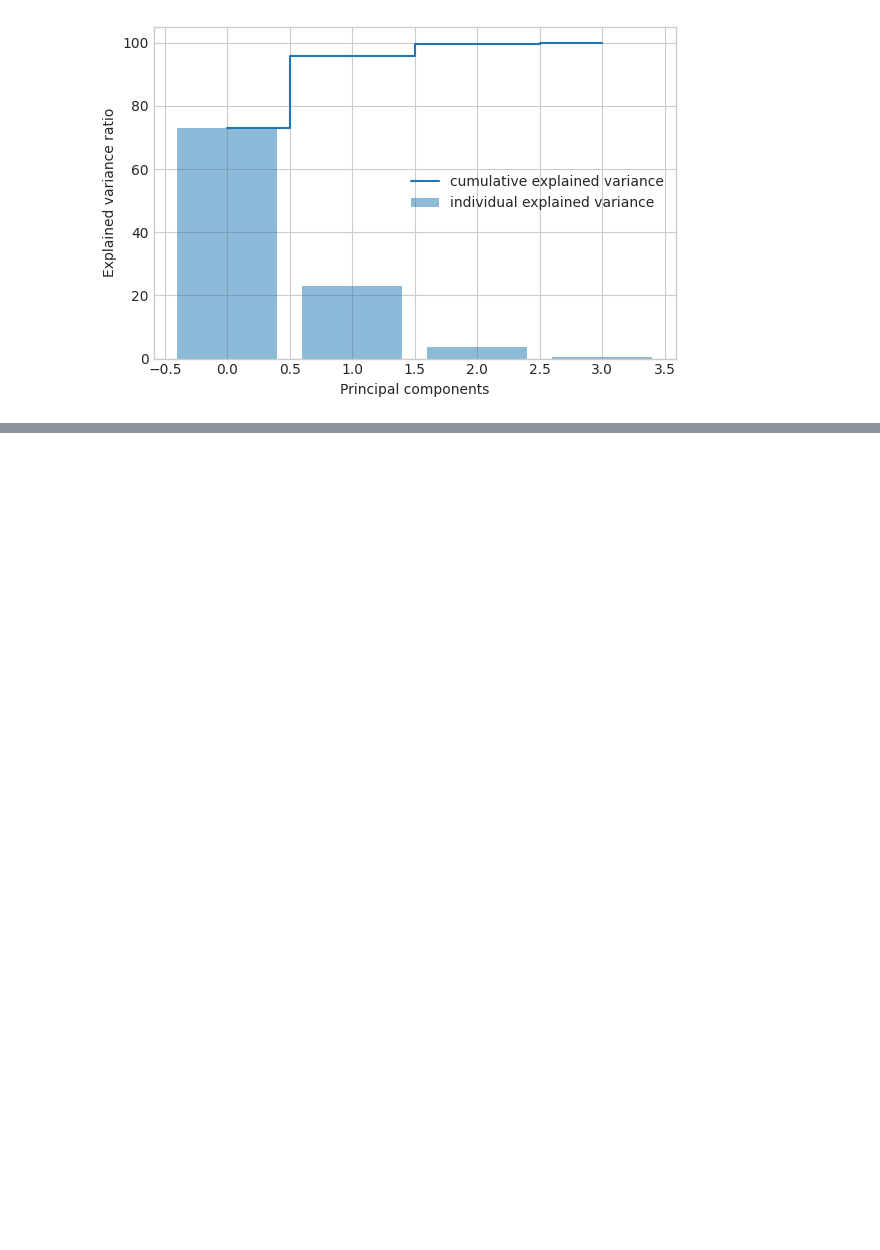
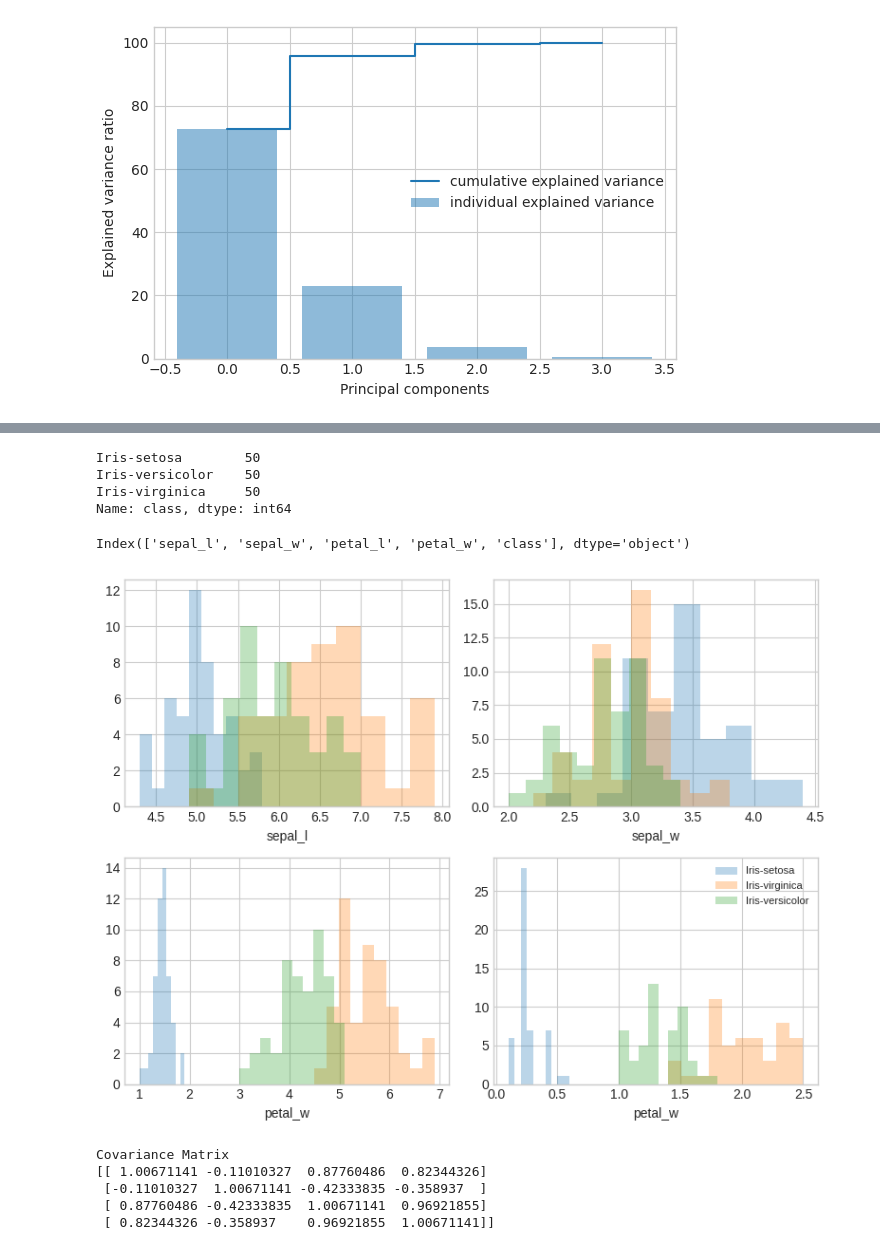
Before and after one commit to NabilaAtiraQurratulAini/PendataB, a Jupyter notebook: _sources/Tugas/PCAIrisData.ipynb, the cells around one changed output, grey strips where cells are left out. Drawn from its saved outputs; the diff is of its cells as text; code cells hidden in the pictures; blank space fills up the shorter version.

```diff
--- a/_sources/Tugas/PCAIrisData.ipynb
+++ b/_sources/Tugas/PCAIrisData.ipynb
@@ -193,7 +183,7 @@ Y = X_std.dot(matrix_w)
 # %%
 with plt.style.context('seaborn-whitegrid'):
     plt.figure(figsize=(6, 4))
-    for lab, col in zip(('Setosa', 'Versicolor', 'Virginica'),
+    for lab, col in zip(('Iris-setosa', 'Iris-versicolor', 'Iris-virginica'),
                         ('blue', 'red', 'green')):
         plt.scatter(Y[y==lab, 0],
                     Y[y==lab, 1],
@@ -213,7 +203,7 @@ Y_sklearn = sklearn_pca.fit_transform(X_std)
 # %%
 with plt.style.context('seaborn-whitegrid'):
     plt.figure(figsize=(6, 4))
-    for lab, col in zip(('Setosa', 'Versicolor', 'Virginica'),
+    for lab, col in zip(('Iris-setosa', 'Iris-versicolor', 'Iris-virginica'),
                         ('blue', 'red', 'green')):
         plt.scatter(Y_sklearn[y==lab, 0],
                     Y_sklearn[y==lab, 1],
@@ -228,0 +311,3 @@ with plt.style.context('seaborn-whitegrid'):
+# %%
+df=pd.read_csv('https://raw.githubusercontent.com/NabilaAtiraQurratulAini/Penambangan-Data-B/main/iris', sep=',')
+df.head()
@@ -228,0 +321,36 @@ with plt.style.context('seaborn-whitegrid'):
+# %%
+df['class'].value_counts()
+# %% [output]
+Iris-setosa        50
+Iris-versicolor    50
+Iris-virginica     50
+Name: class, dtype: int64
+# %%
+df.columns
+# %% [output]
+Index(['sepal_l', 'sepal_w', 'petal_l', 'petal_w', 'class'], dtype='object')
+# %%
+X=df.iloc[:,0:4].values
+y=df.iloc[:,4].values
+# %%
+label_dict={1: 'Iris-setosa',
+           2: 'Iris-virginica',
+           3: 'Iris-versicolor'}
+feature_dict={0: 'sepal_l',1: 'sepal_w',2: 'petal_w',3: 'petal_w'}
+
+with plt.style.context('seaborn-whitegrid'):
+    plt.figure(figsize=(8,6))
+    for i in range(4):
+        plt.subplot(2,2,i+1)
+        for lab in ('Iris-setosa','Iris-virginica','Iris-versicolor'):
+            plt.hist(X[y==lab, i],
+                    label=lab,
+                    bins=10,
+                    alpha=0.3)
+        plt.xlabel(feature_dict[i])
+    plt.legend(loc='upper right', fancybox=True,fontsize=8)
+
+    plt.tight_layout()
+    plt.show()
+# %% [output]
+[figure, added]
@@ -228,0 +360,10 @@ with plt.style.context('seaborn-whitegrid'):
+# %%
+mean_vec=np.mean(X_std,axis=0)
+cov_mat=(X_std-mean_vec).T.dot((X_std-mean_vec))/(X_std.shape[0]-1)
+print("Covariance Matrix \n%s" %cov_mat)
+# %% [output]
+Covariance Matrix
+[[ 1.00671141 -0.11010327  0.87760486  0.82344326]
+ [-0.11010327  1.00671141 -0.42333835 -0.358937  ]
+ [ 0.87760486 -0.42333835  1.00671141  0.96921855]
+ [ 0.82344326 -0.358937    0.96921855  1.00671141]]
```
Also changed, not shown: parts of 127 cells of this notebook, 8 other files.
